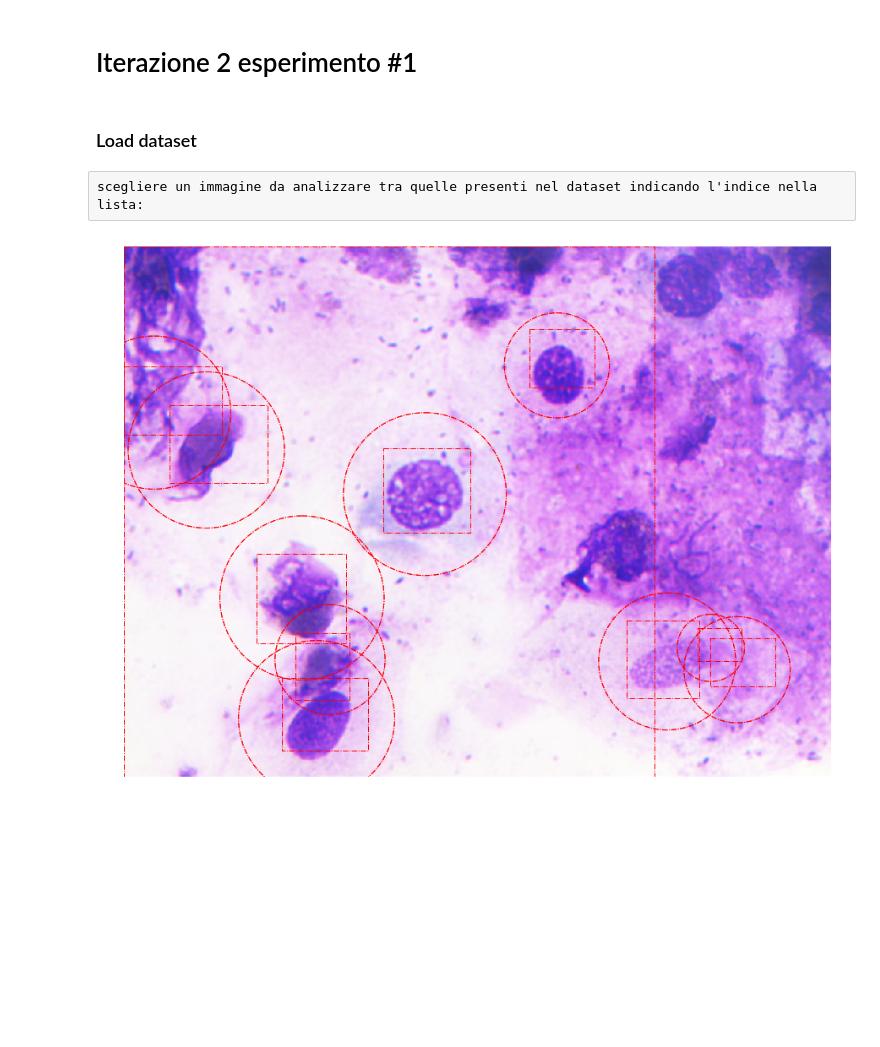
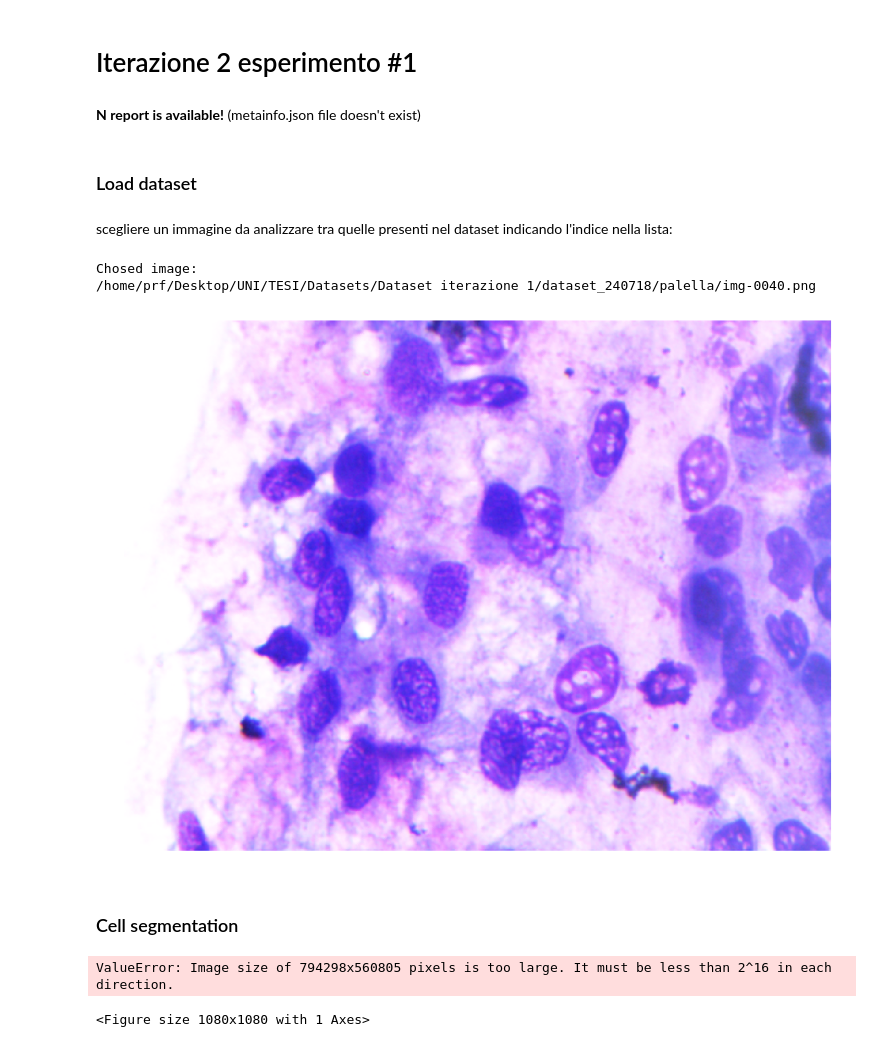
Before and after one commit to PRFina/pyRinocitologia, a Jupyter notebook: jupyter/iteration#2_expriment#1.ipynb, the cells around one changed output. Cells and saved outputs as stored; diff of their text form; code cells hidden in the pictures; blank space fills up the shorter version.

```diff
--- a/jupyter/iteration#2_expriment#1.ipynb
+++ b/jupyter/iteration#2_expriment#1.ipynb
@@ -17,23 +21,34 @@ rinoutils.displayDatasetMetadata(DATASET_PATH)
+# %%
+#DATASET_PATH = "/home/prf/Desktop/UNI/TESI/Datasets/Dataset Iterazione 2/Immagini 1000X vetrini Citospin"
+#DATASET_PATH = "/home/prf//Desktop/UNI/TESI/Datasets/Dataset iterazione 1/dataset_050718/1011210006"
+DATASET_PATH = "/home/prf/Desktop/UNI/TESI/Datasets/Dataset iterazione 1/dataset_240718/palella"
+rinoutils.display_dataset_metadata(DATASET_PATH, rinoutils.markdown_table_formatter)
+# %% [output]
+**N report is available!** (metainfo.json file doesn't exist)
 # %% [markdown]
 ### Load dataset
-# %% [raw]
-scegliere un immagine da analizzare tra quelle presenti nel dataset indicando l'indice nella lista:
+# %% [markdown]
+scegliere un immagine da analizzare tra quelle presenti nel dataset indicando l'indice nella lista:
 # %%
-imgIndex = 8
+imgIndex = 12
 
 #Select image
 imgList = glob.glob(path.join(DATASET_PATH,"*JPG"))
 imgList.extend( glob.glob(path.join(DATASET_PATH,"*jpeg")))
 imgList.extend( glob.glob(path.join(DATASET_PATH,"*png")))
 
 imgPath = imgList[imgIndex]
 print("Chosed image:\n{}".format(imgPath))
 
 #Show image
 img = cv2.imread(imgPath)
 img = cv2.cvtColor(img,cv2.COLOR_BGR2RGB)
 
 fig,ax = plt.subplots(figsize=(15,15))
 ax.set_axis_off()
 ax.imshow(img)
 plt.show()
+# %% [output]
+Chosed image:
+/home/prf/Desktop/UNI/TESI/Datasets/Dataset iterazione 1/dataset_240718/palella/img-0040.png
+[figure, added]
@@ -51,8 +55,15 @@ def addbbox(labels,ax):
+# %% [markdown]
+### Cell segmentation
 # %%
 labels = rinocell.detections_cells(img)
-# %%
-addcircles(labels, ax)
-addbbox(labels,ax)
-ax.figure
-# %% [output]
-[figure, removed]
+# %%
+ax.patches = []
+ax.clear()
+#rinoutils.add_circle_annotations(labels, ax)
+#rinoutils.add_box_annotations(labels,ax)
+plotutils.add_regions_annotations(labels,ax, plotutils.circle_annotator, color="#000000", linewidth=1., linestyle="-.", fill=False)
+plotutils.add_regions_annotations(labels,ax, plotutils.label_annotator, color="#000000")
+fig
+# %% [output]
+ValueError: Image size of 794298x560805 pixels is too large. It must be less than 2^16 in each direction.
+<Figure size 1080x1080 with 1 Axes>
```
Also changed, not shown: parts of 6 cells of this notebook, 2 other files.
